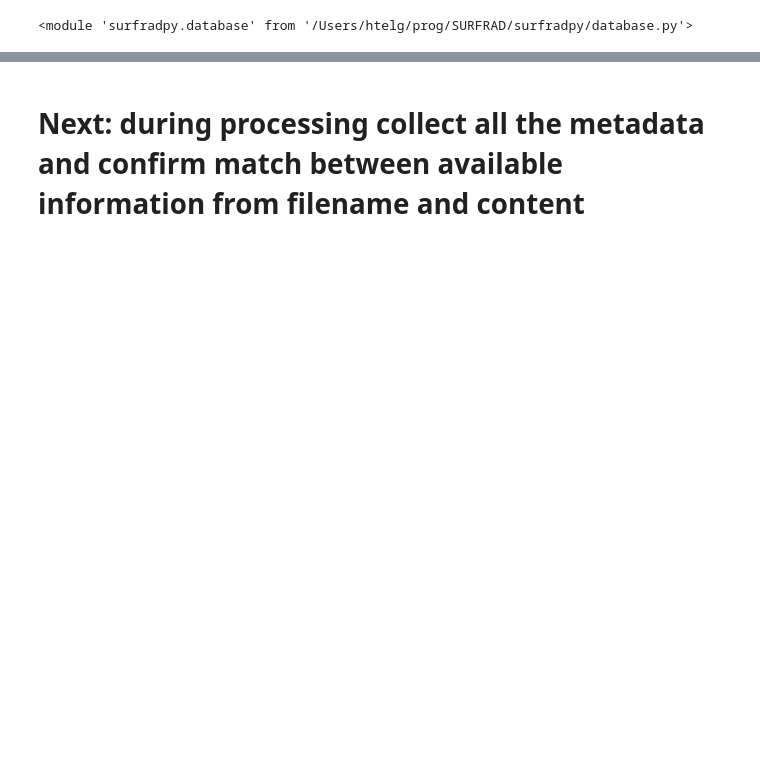
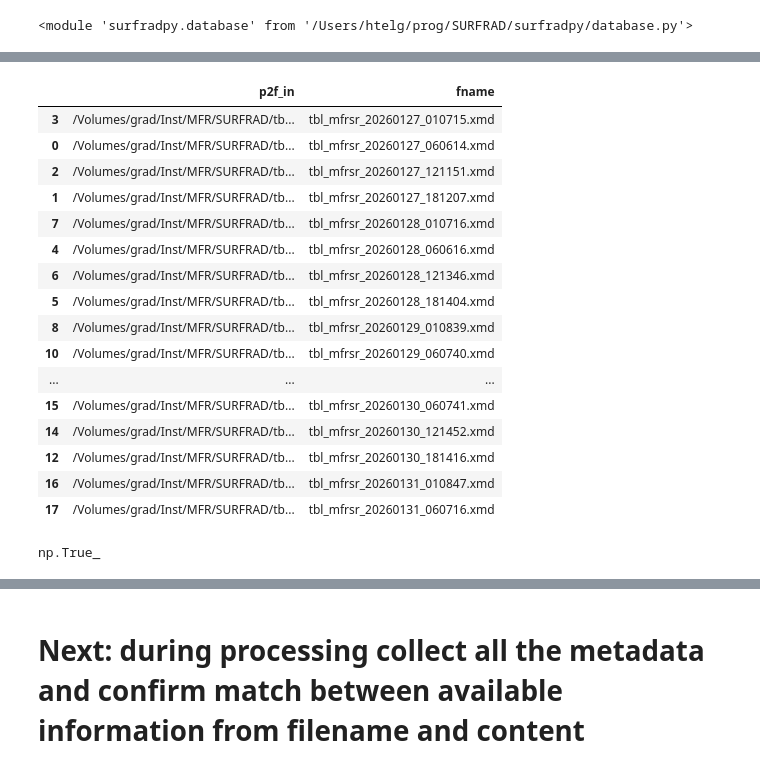
Before and after one commit to hagne/SURFRAD, a Jupyter notebook: notebooks/production/surfrad/mfrsr/raw2netcdf.ipynb, the cells around one changed output, grey strips where cells are left out. Cells and saved outputs as stored; diff of their text form; code cells hidden in the pictures; blank space fills up the shorter version.

```diff
--- a/notebooks/production/surfrad/mfrsr/raw2netcdf.ipynb
+++ b/notebooks/production/surfrad/mfrsr/raw2netcdf.ipynb
@@ -9,0 +34,16 @@ Here we convert the the raw mfrsr data into netcdf files. In the process data is
+# %%
+end = pd.Timestamp.now()
+start = end - pd.to_timedelta(14, 'D')
+self = srfr2nc.MfrsrRawToNetcdf('/Volumes/grad/Inst/MFR/SURFRAD/{site}/mfrsr/raw/',
+                                '/Volumes/grad/Inst/MFR/SURFRAD/{site}/mfrsr/raw.netcdf/v{version}',
+                                name_pattern_netcdf = '{year}/{site}_mfrsr_raw_{date}.nc',
+                                # glob_pattern_raw='*.xmd',
+                                start=start,
+                                end=end,
+                                # site='tbl',
+                                version='0.3',
+                                path2surfrad_database='/Users/htelg/prog/SURFRAD/notebooks/databases/surfrad_database.db',
+                                site = 'tbl',
+                                # reporter=None,
+                                verbose=True,
+                                                           )
@@ -98,0 +277,24 @@ SyntaxError: keyword argument repeated: path2surfrad_database (3584841971.py, li
+# %%
+ci.masterplan['raw_files']
+# %% [output]
+|  | p2f_in | fname |
+| 3 | /Volumes/grad/Inst/MFR/SURFRAD/tb... | tbl_mfrsr_20260127_010715.xmd |
+| 0 | /Volumes/grad/Inst/MFR/SURFRAD/tb... | tbl_mfrsr_20260127_060614.xmd |
+| 2 | /Volumes/grad/Inst/MFR/SURFRAD/tb... | tbl_mfrsr_20260127_121151.xmd |
+| 1 | /Volumes/grad/Inst/MFR/SURFRAD/tb... | tbl_mfrsr_20260127_181207.xmd |
+| 7 | /Volumes/grad/Inst/MFR/SURFRAD/tb... | tbl_mfrsr_20260128_010716.xmd |
+| 4 | /Volumes/grad/Inst/MFR/SURFRAD/tb... | tbl_mfrsr_20260128_060616.xmd |
+| 6 | /Volumes/grad/Inst/MFR/SURFRAD/tb... | tbl_mfrsr_20260128_121346.xmd |
+| 5 | /Volumes/grad/Inst/MFR/SURFRAD/tb... | tbl_mfrsr_20260128_181404.xmd |
+| 8 | /Volumes/grad/Inst/MFR/SURFRAD/tb... | tbl_mfrsr_20260129_010839.xmd |
+| 10 | /Volumes/grad/Inst/MFR/SURFRAD/tb... | tbl_mfrsr_20260129_060740.xmd |
+| ... | ... | ... |
+| 15 | /Volumes/grad/Inst/MFR/SURFRAD/tb... | tbl_mfrsr_20260130_060741.xmd |
+| 14 | /Volumes/grad/Inst/MFR/SURFRAD/tb... | tbl_mfrsr_20260130_121452.xmd |
+| 12 | /Volumes/grad/Inst/MFR/SURFRAD/tb... | tbl_mfrsr_20260130_181416.xmd |
+| 16 | /Volumes/grad/Inst/MFR/SURFRAD/tb... | tbl_mfrsr_20260131_010847.xmd |
+| 17 | /Volumes/grad/Inst/MFR/SURFRAD/tb... | tbl_mfrsr_20260131_060716.xmd |
+# %%
+np.all(ci.workplan == old_wp)
+# %% [output]
+np.True_
```
Also changed, not shown: parts of 27 cells of this notebook, 10 other files.
